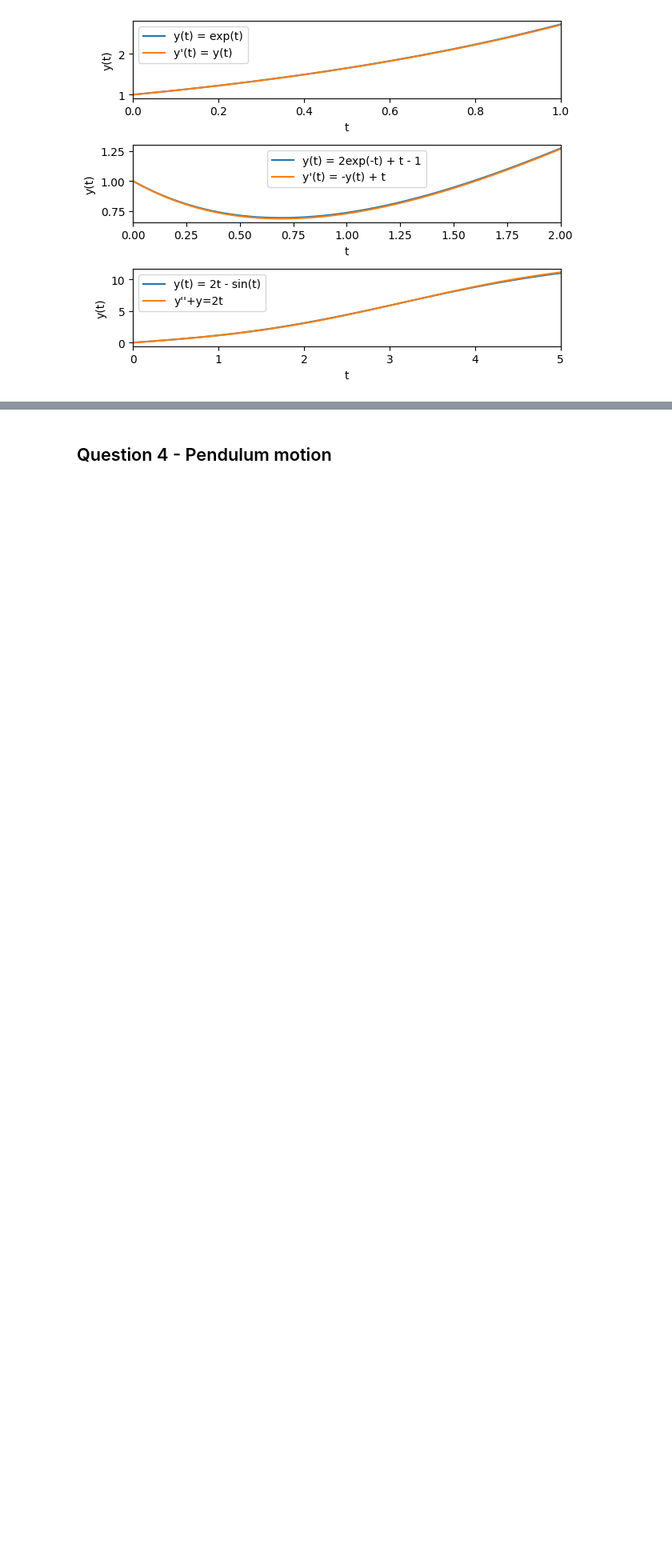
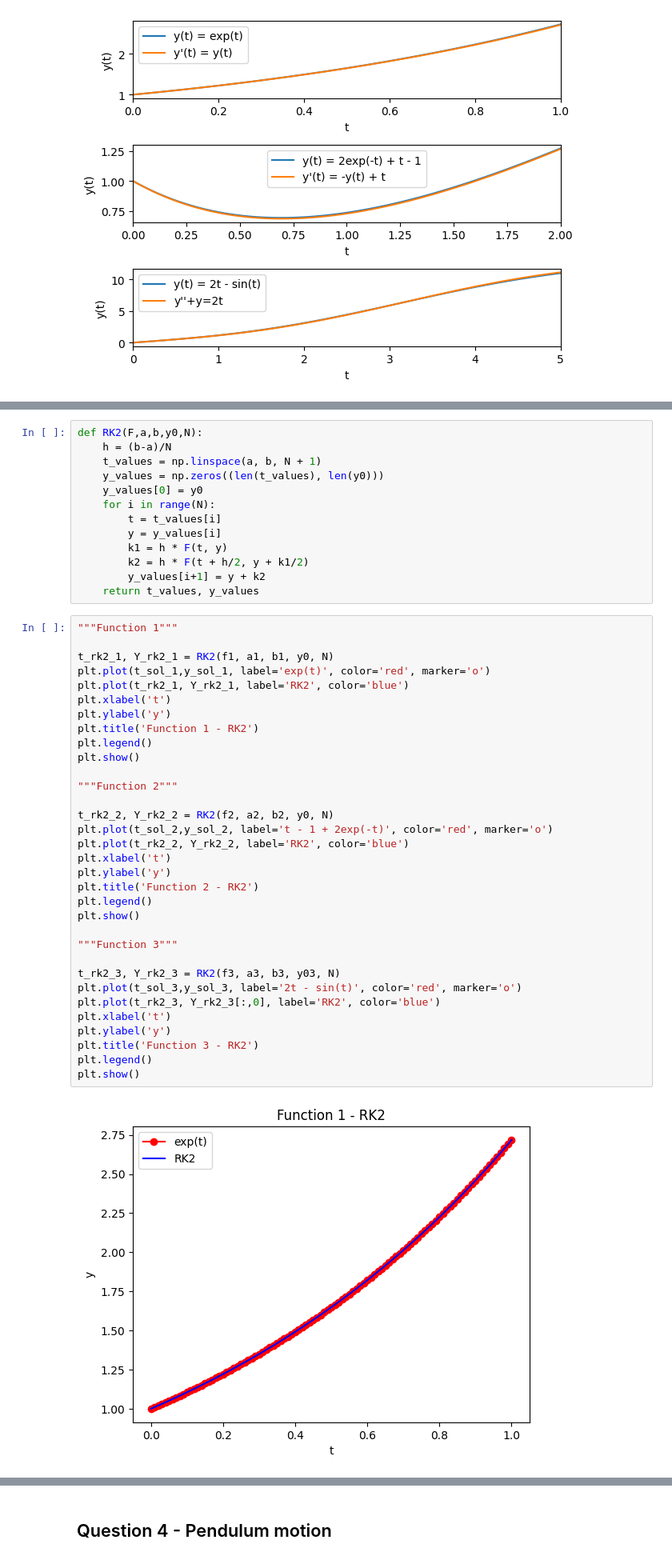
Before and after one commit to Guillaumesyl/Ma322, a Jupyter notebook: TP2/guillaume_tp2.ipynb, the cells around one changed output, grey strips where cells are left out. Shown at 80% size. Cells and saved outputs as stored; diff of their text form; blank space fills up the shorter version.

```diff
--- a/TP2/guillaume_tp2.ipynb
+++ b/TP2/guillaume_tp2.ipynb
@@ -93,0 +129,48 @@ As we can see the Euler Explicit Method is accurate for the two function in the
+# %%
+def RK2(F,a,b,y0,N):
+    h = (b-a)/N
+    t_values = np.linspace(a, b, N + 1)
+    y_values = np.zeros((len(t_values), len(y0)))
+    y_values[0] = y0
+    for i in range(N):
+        t = t_values[i]
+        y = y_values[i]
+        k1 = h * F(t, y)
+        k2 = h * F(t + h/2, y + k1/2)
+        y_values[i+1] = y + k2
+    return t_values, y_values
+# %%
+"""Function 1"""
+
+t_rk2_1, Y_rk2_1 = RK2(f1, a1, b1, y0, N)
+plt.plot(t_sol_1,y_sol_1, label='exp(t)', color='red', marker='o')
+plt.plot(t_rk2_1, Y_rk2_1, label='RK2', color='blue')
+plt.xlabel('t')
+plt.ylabel('y')
+plt.title('Function 1 - RK2')
+plt.legend()
+plt.show()
+
+"""Function 2"""
+
+t_rk2_2, Y_rk2_2 = RK2(f2, a2, b2, y0, N)
+plt.plot(t_sol_2,y_sol_2, label='t - 1 + 2exp(-t)', color='red', marker='o')
+plt.plot(t_rk2_2, Y_rk2_2, label='RK2', color='blue')
+plt.xlabel('t')
+plt.ylabel('y')
+plt.title('Function 2 - RK2')
+plt.legend()
+plt.show()
+
+"""Function 3"""
+
+t_rk2_3, Y_rk2_3 = RK2(f3, a3, b3, y03, N)
+plt.plot(t_sol_3,y_sol_3, label='2t - sin(t)', color='red', marker='o')
+plt.plot(t_rk2_3, Y_rk2_3[:,0], label='RK2', color='blue')
+plt.xlabel('t')
+plt.ylabel('y')
+plt.title('Function 3 - RK2')
+plt.legend()
+plt.show()
+# %% [output]
+[figure, added]
```
Also changed, not shown: parts of 9 cells of this notebook.
